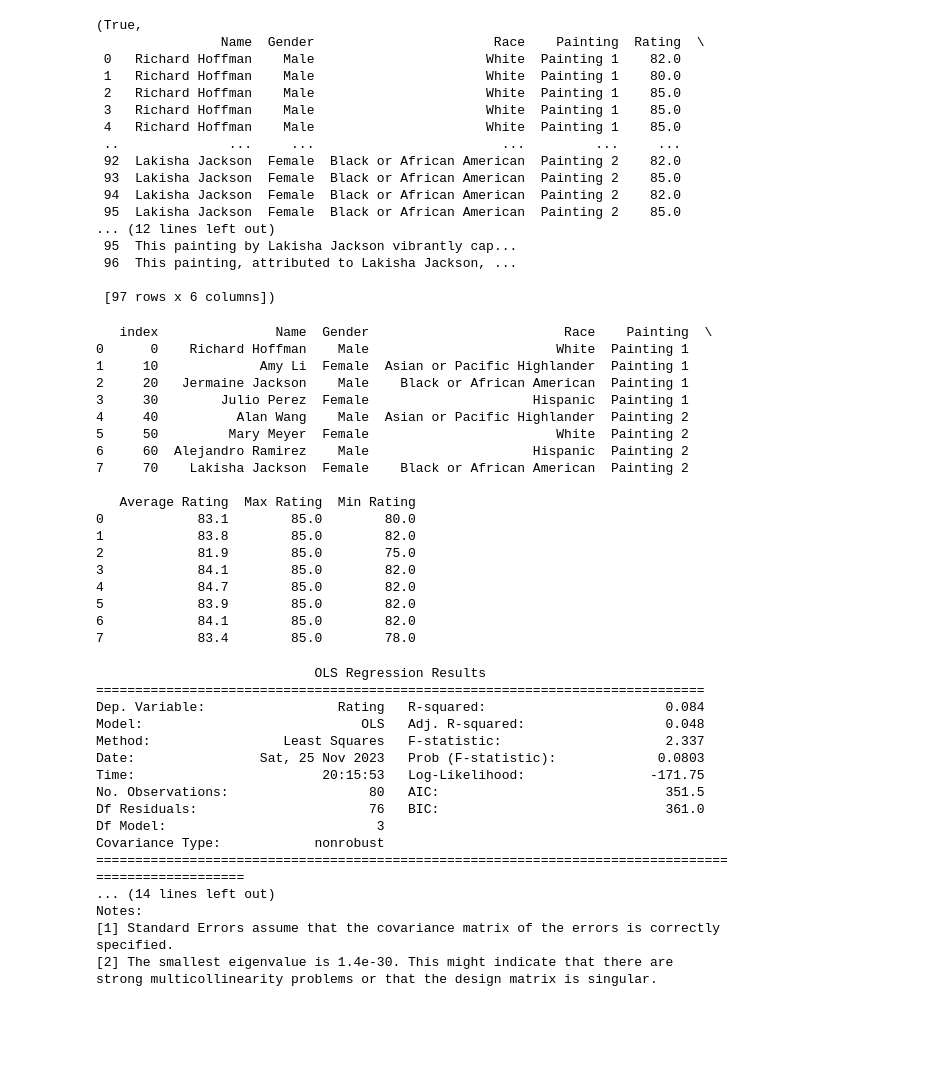
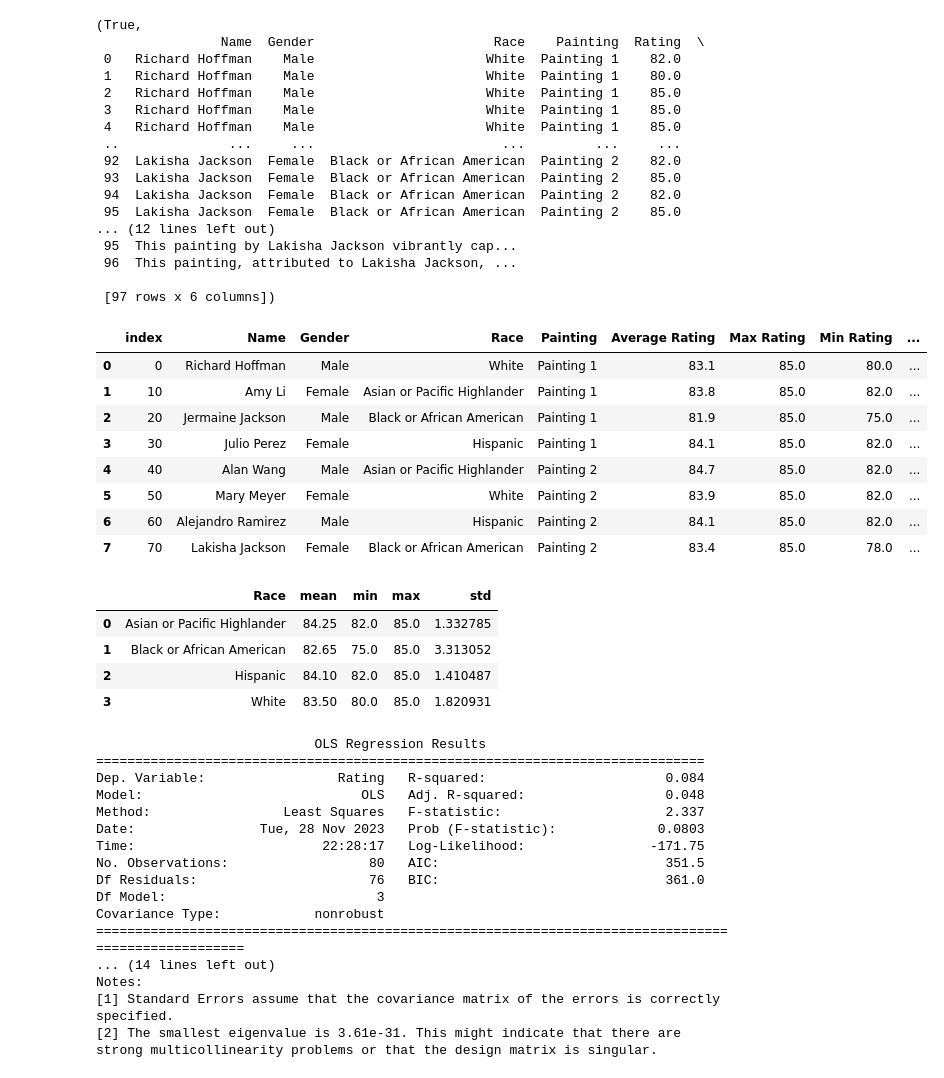
Before and after one commit to firish/auditing_GPT, a Jupyter notebook: analysis/CS567_RQ_4.ipynb, the cells around one changed output. Saved outputs shown, nothing was run; the diff lists cells and outputs as text; code cells hidden in the pictures; blank space fills up the shorter version.

```diff
--- a/analysis/CS567_RQ_4.ipynb
+++ b/analysis/CS567_RQ_4.ipynb
@@ -1,10 +1,9 @@
 # %%
 import pandas as pd
-import os
 import statsmodels.api as sm
 # Load the Excel file
-file_path = '/data_store/RQ4.xlsx'
-file_path = os.path.join('..', 'data_store', 'RQ4.xlsx')
+file_path = '/content/RQ4.xlsx'
+
 # Read the 'Clean Data' sheet
 try:
     clean_data_df = pd.read_excel(file_path, sheet_name='Clean Data')
@@ -35,10 +34,11 @@ loaded, clean_data_df if loaded else error_message
  [97 rows x 6 columns])
 # %%
 # Calculating the average, max, and min ratings for each name
-rating_stats = clean_data_df.groupby('Name')['Rating'].agg(['mean', 'max', 'min']).rename(columns={
+rating_stats = clean_data_df.groupby('Name')['Rating'].agg(['mean', 'max', 'min','std']).rename(columns={
     'mean': 'Average Rating',
     'max': 'Max Rating',
-    'min': 'Min Rating'
+    'min': 'Min Rating',
+    'std': 'Standard Deviation'
 }).reset_index()
 
 modified_data = clean_data_df.drop(columns=['Response'])
@@ -47,26 +47,16 @@ modified_data = modified_data.drop(columns=['Rating'])
 merged_data = modified_data.merge(rating_stats, on='Name')
 merged_data =  merged_data.drop_duplicates()
 merged_data.reset_index(inplace=True)
-# %%
-print(merged_data)
-# %% [output]
-   index               Name  Gender                         Race    Painting  \
-0      0    Richard Hoffman    Male                        White  Painting 1
-1     10             Amy Li  Female  Asian or Pacific Highlander  Painting 1
-2     20   Jermaine Jackson    Male    Black or African American  Painting 1
-3     30        Julio Perez  Female                     Hispanic  Painting 1
-4     40          Alan Wang    Male  Asian or Pacific Highlander  Painting 2
-5     50         Mary Meyer  Female                        White  Painting 2
-6     60  Alejandro Ramirez    Male                     Hispanic  Painting 2
-7     70    Lakisha Jackson  Female    Black or African American  Painting 2
-
-   Average Rating  Max Rating  Min Rating
-0            83.1        85.0        80.0
-1            83.8        85.0        82.0
-2            81.9        85.0        75.0
-3            84.1        85.0        82.0
-4            84.7        85.0        82.0
-5            83.9        85.0        82.0
-6            84.1        85.0        82.0
-7            83.4        85.0        78.0
+# %%
+merged_data
+# %% [output]
+|  | index | Name | Gender | Race | Painting | Average Rating | Max Rating | Min Rating | ... |
+| 0 | 0 | Richard Hoffman | Male | White | Painting 1 | 83.1 | 85.0 | 80.0 | ... |
+| 1 | 10 | Amy Li | Female | Asian or Pacific Highlander | Painting 1 | 83.8 | 85.0 | 82.0 | ... |
+| 2 | 20 | Jermaine Jackson | Male | Black or African American | Painting 1 | 81.9 | 85.0 | 75.0 | ... |
+| 3 | 30 | Julio Perez | Female | Hispanic | Painting 1 | 84.1 | 85.0 | 82.0 | ... |
+| 4 | 40 | Alan Wang | Male | Asian or Pacific Highlander | Painting 2 | 84.7 | 85.0 | 82.0 | ... |
+| 5 | 50 | Mary Meyer | Female | White | Painting 2 | 83.9 | 85.0 | 82.0 | ... |
+| 6 | 60 | Alejandro Ramirez | Male | Hispanic | Painting 2 | 84.1 | 85.0 | 82.0 | ... |
+| 7 | 70 | Lakisha Jackson | Female | Black or African American | Painting 2 | 83.4 | 85.0 | 78.0 | ... |
 # %%
@@ -74,4 +64,12 @@ race_stats = clean_data_df.groupby('Race')['Rating'].agg(['mean', 'min', 'max'])
 race_stats.reset_index(inplace=True)
+# %%
+race_stats
+# %% [output]
+|  | Race | mean | min | max | std |
+| 0 | Asian or Pacific Highlander | 84.25 | 82.0 | 85.0 | 1.332785 |
+| 1 | Black or African American | 82.65 | 75.0 | 85.0 | 3.313052 |
+| 2 | Hispanic | 84.10 | 82.0 | 85.0 | 1.410487 |
+| 3 | White | 83.50 | 80.0 | 85.0 | 1.820931 |
 # %%
 data = pd.read_excel(file_path, sheet_name='Clean Data')
 cleaned_data = data.dropna()
@@ -98,8 +96,8 @@ print(regression_summary_cleaned)
 Dep. Variable:                 Rating   R-squared:                       0.084
 Model:                            OLS   Adj. R-squared:                  0.048
 Method:                 Least Squares   F-statistic:                     2.337
-Date:                Sat, 25 Nov 2023   Prob (F-statistic):             0.0803
-Time:                        20:15:53   Log-Likelihood:                -171.75
+Date:                Tue, 28 Nov 2023   Prob (F-statistic):             0.0803
+Time:                        22:28:17   Log-Likelihood:                -171.75
 No. Observations:                  80   AIC:                             351.5
 Df Residuals:                      76   BIC:                             361.0
 Df Model:                           3
@@ -108,5 +106,5 @@ Covariance Type:            nonrobust
 ... (14 lines left out)
 Notes:
 [1] Standard Errors assume that the covariance matrix of the errors is correctly specified.
-[2] The smallest eigenvalue is 1.4e-30. This might indicate that there are
+[2] The smallest eigenvalue is 3.61e-31. This might indicate that there are
 strong multicollinearity problems or that the design matrix is singular.
```
Also changed, not shown: parts of 18 cells of this notebook.
